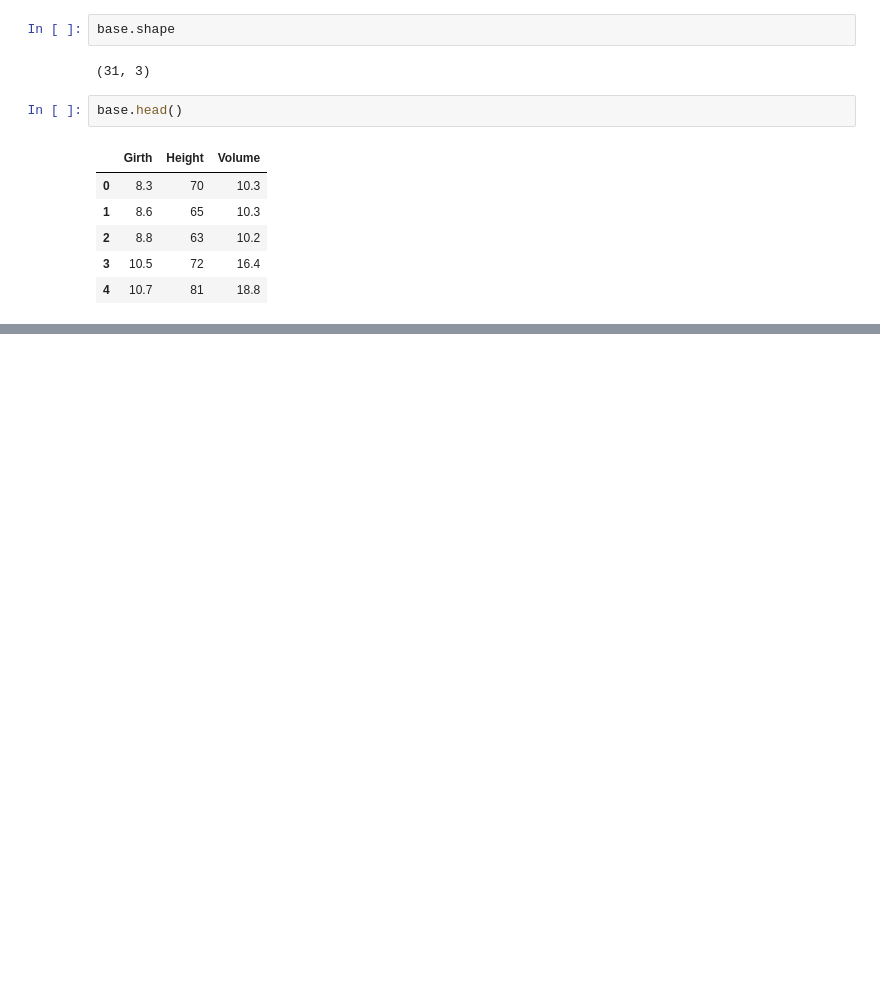
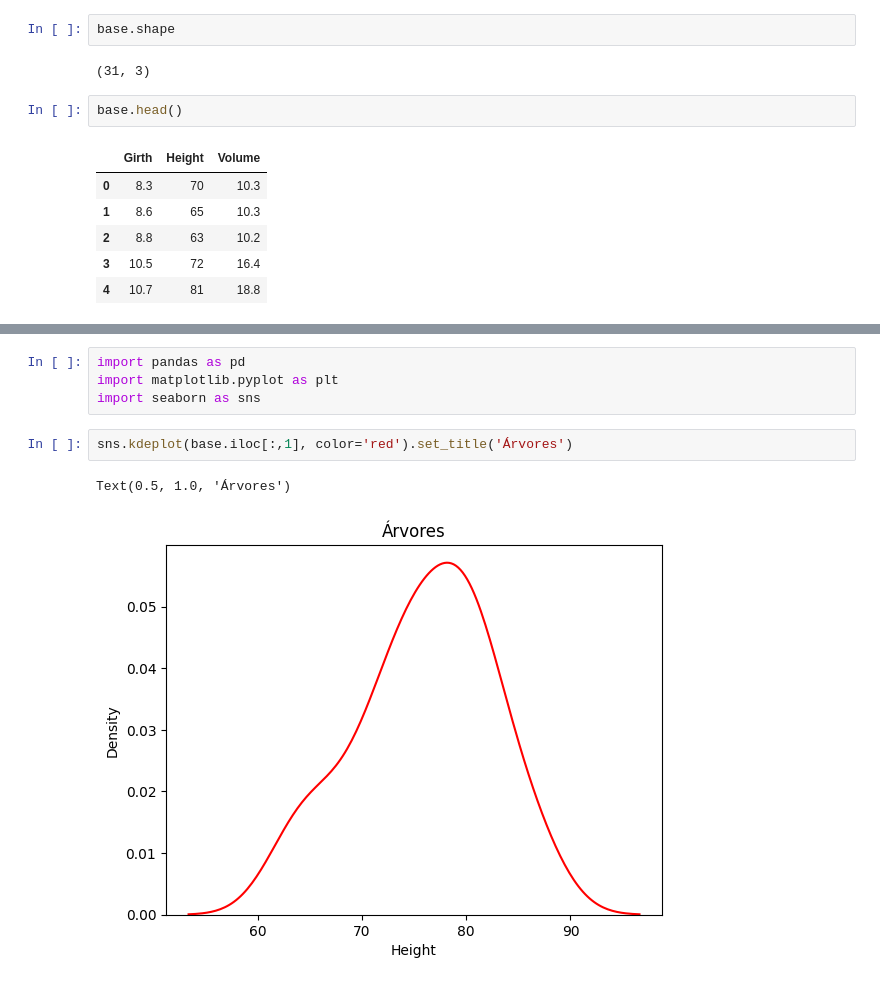
Before and after one commit to Guilhermegfssilva/Ciencia-de-dados, a Jupyter notebook: Gráficos.ipynb, the cells around one changed output, grey strips where cells are left out. Saved outputs shown, nothing was run; the diff lists cells and outputs as text; blank space fills up the shorter version.

```diff
--- a/Gráficos.ipynb
+++ b/Gráficos.ipynb
@@ -23,0 +44,9 @@ histograma = np.histogram(base.iloc[:,0], bins = 3)
+# %%
+import pandas as pd
+import matplotlib.pyplot as plt
+import seaborn as sns
+# %%
+sns.kdeplot(base.iloc[:,1], color='red').set_title('Árvores')
+# %% [output]
+Text(0.5, 1.0, 'Árvores')
+[figure, added]
```
Also changed, not shown: parts of 36 cells of this notebook.
